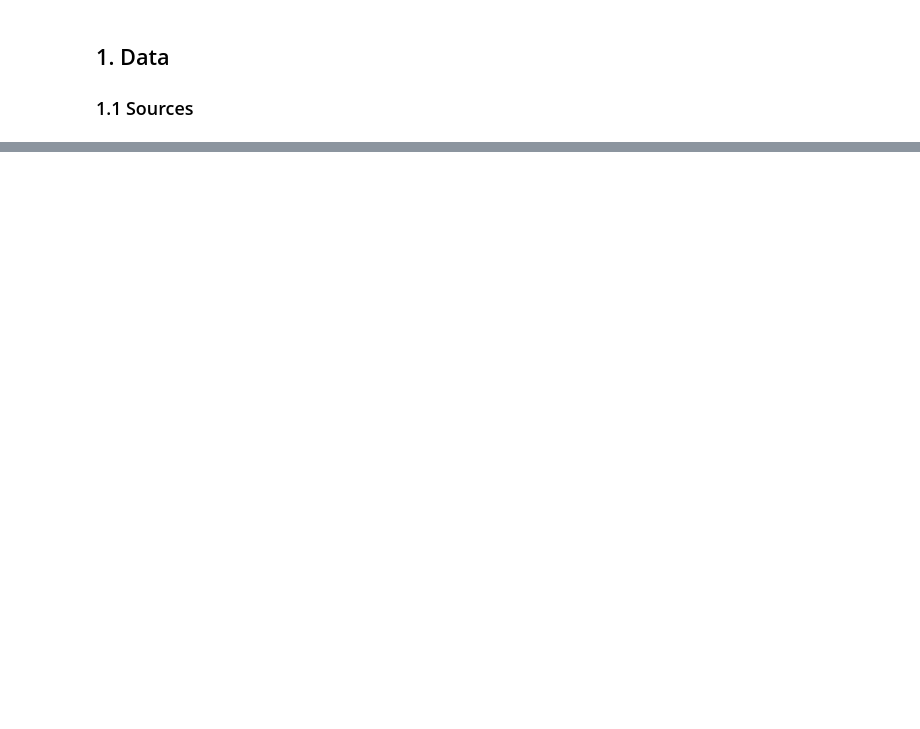
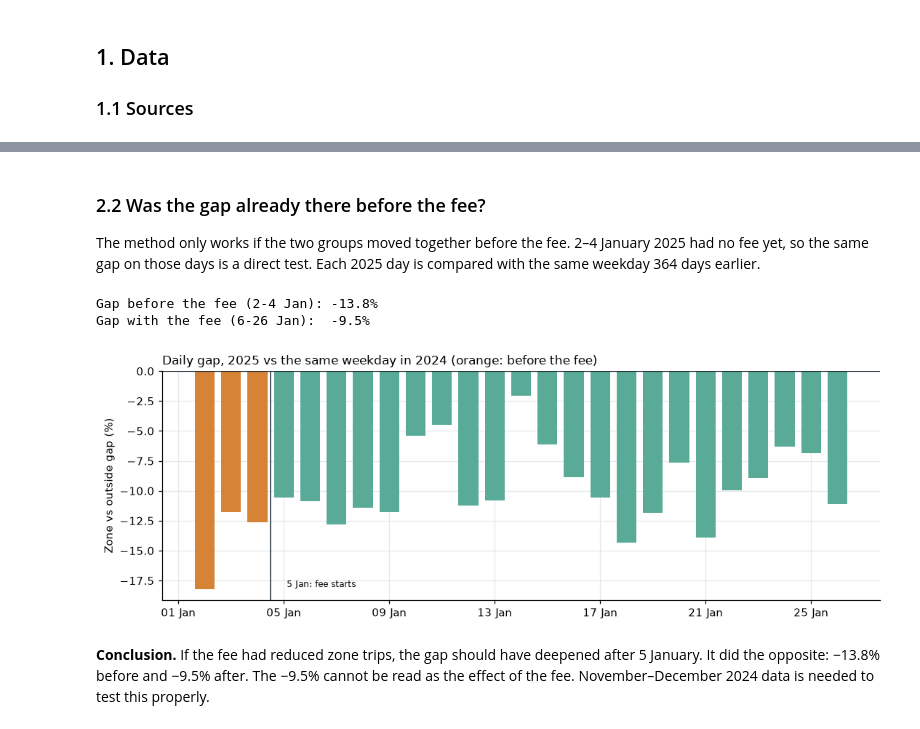
Before and after one commit to handonn2000/urban-mobility-planning, a Jupyter notebook: notebooks/urban_mobility_demand_analysis.ipynb, the cells around one changed output, grey strips where cells are left out. Drawn from its saved outputs; the diff is of its cells as text; code cells hidden in the pictures; blank space fills up the shorter version.

```diff
--- a/notebooks/urban_mobility_demand_analysis.ipynb
+++ b/notebooks/urban_mobility_demand_analysis.ipynb
@@ -1168,0 +258,42 @@ scorecard.style.hide(axis="index")
+# %% [markdown]
+### 2.2 Was the gap already there before the fee?
+
+The method only works if the two groups moved together before the fee. 2–4 January 2025 had no fee yet, so the same gap on those days is a direct test. Each 2025 day is compared with the same weekday 364 days earlier.
+# %%
+by_day = daily.pivot_table(index="request_date", columns="touches_zone", values="trips", aggfunc="sum")
+gaps = pd.DataFrame({"date": pd.date_range("2025-01-02", "2025-01-26")})
+gaps["prior_date"] = gaps.date - pd.Timedelta(days=364)
+for year, dates in [("2025", gaps.date), ("2024", gaps.prior_date)]:
+    gaps[f"zone_{year}"] = by_day.loc[dates, True].to_numpy()
+    gaps[f"outside_{year}"] = by_day.loc[dates, False].to_numpy()
+gaps["gap"] = (gaps.zone_2025 / gaps.zone_2024) / (gaps.outside_2025 / gaps.outside_2024) - 1
+
+
+def pooled_gap(rows):
+    s = rows[["zone_2025", "zone_2024", "outside_2025", "outside_2024"]].sum()
+    return (s.zone_2025 / s.zone_2024) / (s.outside_2025 / s.outside_2024) - 1
+
+
+pre_fee = pooled_gap(gaps[gaps.date < FEE_START])
+with_fee = pooled_gap(gaps[gaps.date >= "2025-01-06"])
+assert math.isclose(with_fee, fee_gap)
+save(pd.DataFrame([{"gap_2_4_jan_before_fee": pre_fee, "gap_6_26_jan_with_fee": with_fee}]), "fee_pre_period_check")
+print(f"Gap before the fee (2-4 Jan): {pre_fee:+.1%}")
+print(f"Gap with the fee (6-26 Jan):  {with_fee:+.1%}")
+
+fig, ax = plt.subplots(figsize=(10, 3.6))
+ax.bar(gaps.date, 100 * gaps.gap, color=np.where(gaps.date < FEE_START, ORANGE, "#5aaa98"), width=0.75)
+ax.axvline(FEE_START - pd.Timedelta(hours=12), color=INK, lw=1)
+ax.text(FEE_START, 100 * gaps.gap.min(), " 5 Jan: fee starts", fontsize=8, va="bottom")
+ax.axhline(0, color=INK, lw=0.8)
+ax.xaxis.set_major_formatter(mdates.DateFormatter("%d %b"))
+ax.set_ylabel("Zone vs outside gap (%)")
+ax.set_title("Daily gap, 2025 vs the same weekday in 2024 (orange: before the fee)")
+plt.tight_layout()
+plt.show()
+# %% [output]
+Gap before the fee (2-4 Jan): -13.8%
+Gap with the fee (6-26 Jan):  -9.5%
+[figure, added]
+# %% [markdown]
+**Conclusion.** If the fee had reduced zone trips, the gap should have deepened after 5 January. It did the opposite: −13.8% before and −9.5% after. The −9.5% cannot be read as the effect of the fee. November–December 2024 data is needed to test this properly.
```
Also changed, not shown: parts of 90 cells of this notebook, 4 other files.
